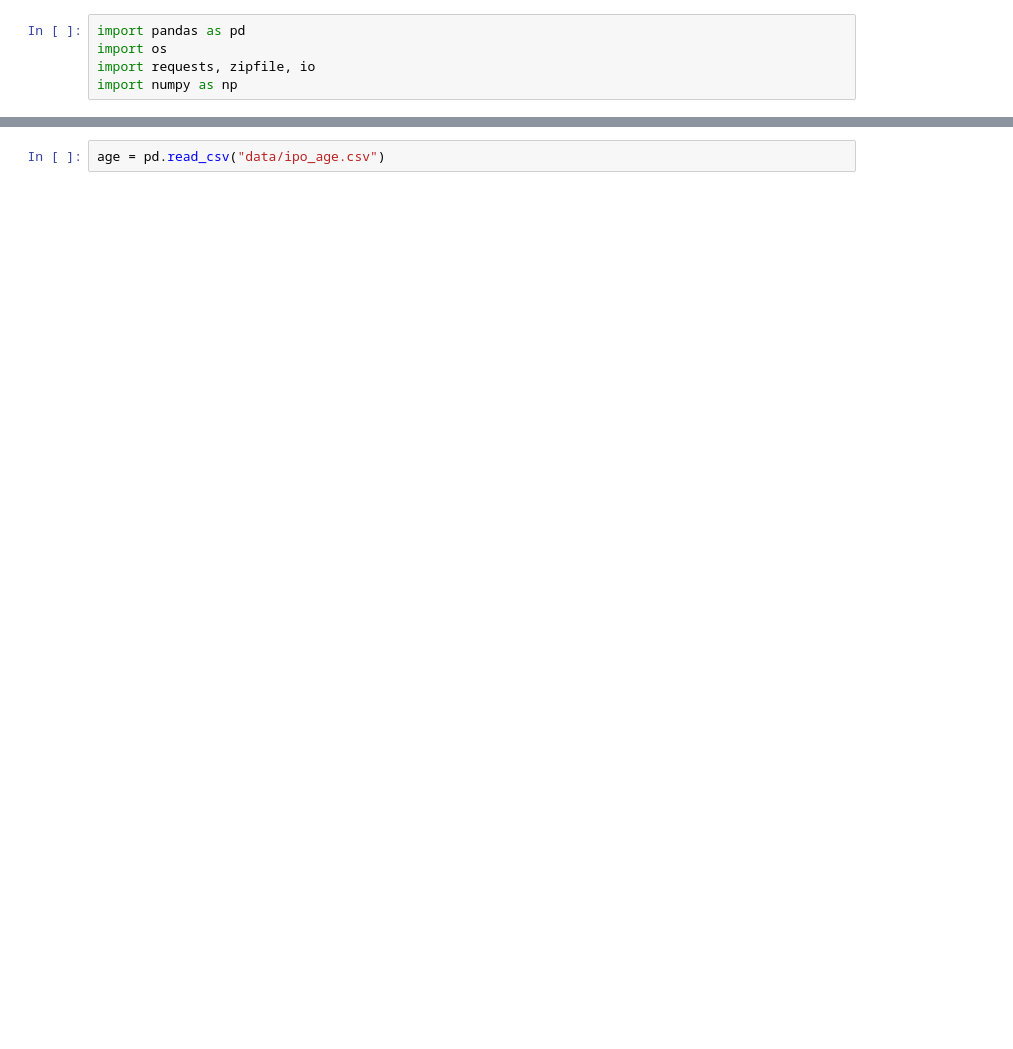
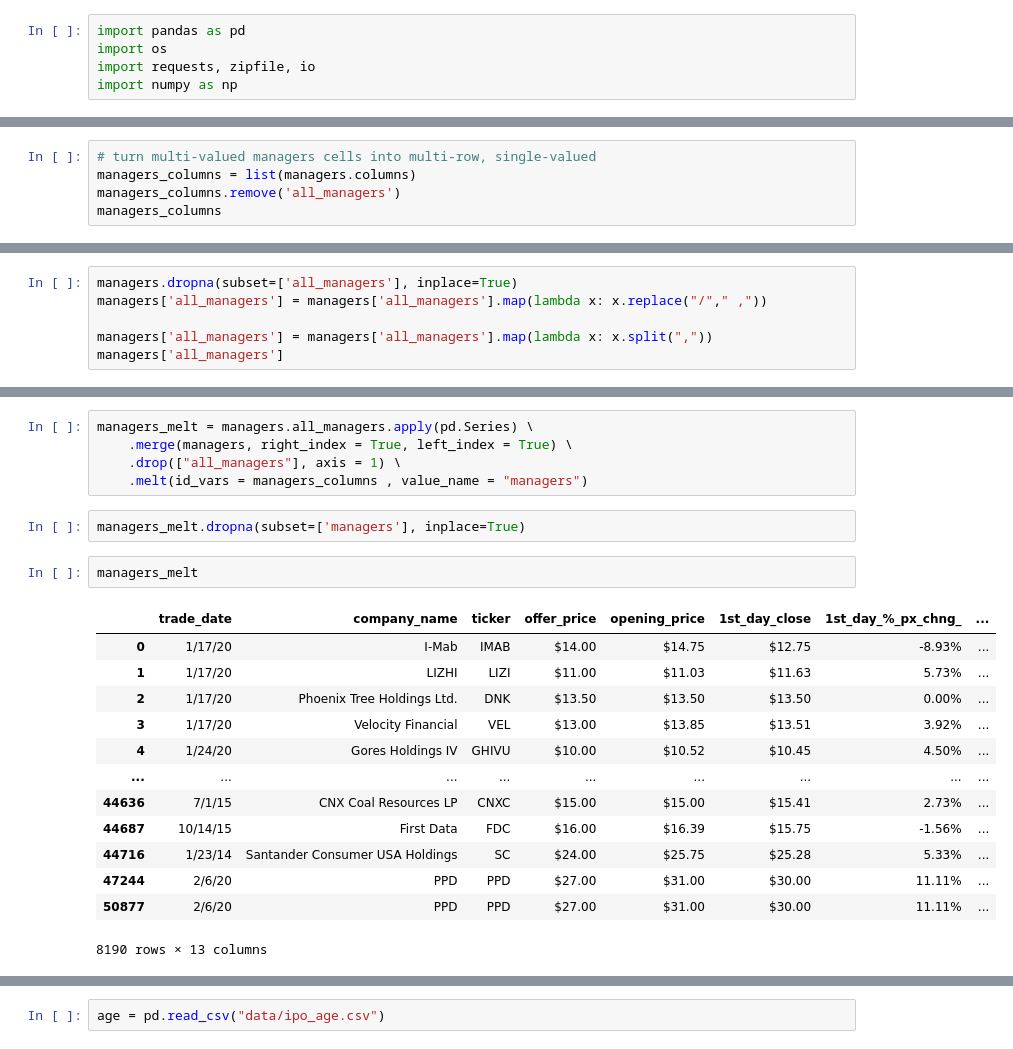
Before and after one commit to lblaka/ipo-success-prediction, a Jupyter notebook: data_collection.ipynb, the cells around one changed output, grey strips where cells are left out. Cells and saved outputs as stored; diff of their text form; blank space fills up the shorter version.

```diff
--- a/data_collection.ipynb
+++ b/data_collection.ipynb
@@ -7,0 +38,5 @@ managers = pd.read_csv("data/ipo_managers.csv")
+# %%
+# turn multi-valued managers cells into multi-row, single-valued
+managers_columns = list(managers.columns)
+managers_columns.remove('all_managers')
+managers_columns
@@ -7,0 +55,6 @@ managers = pd.read_csv("data/ipo_managers.csv")
+# %%
+managers.dropna(subset=['all_managers'], inplace=True)
+managers['all_managers'] = managers['all_managers'].map(lambda x: x.replace("/"," ,"))
+
+managers['all_managers'] = managers['all_managers'].map(lambda x: x.split(","))
+managers['all_managers']
@@ -7,0 +74,23 @@ managers = pd.read_csv("data/ipo_managers.csv")
+# %%
+managers_melt = managers.all_managers.apply(pd.Series) \
+    .merge(managers, right_index = True, left_index = True) \
+    .drop(["all_managers"], axis = 1) \
+    .melt(id_vars = managers_columns , value_name = "managers")
+# %%
+managers_melt.dropna(subset=['managers'], inplace=True)
+# %%
+managers_melt
+# %% [output]
+|  | trade_date | company_name | ticker | offer_price | opening_price | 1st_day_close | 1st_day_%_px_chng_ | ... |
+| 0 | 1/17/20 | I-Mab | IMAB | $14.00 | $14.75 | $12.75 | -8.93% | ... |
+| 1 | 1/17/20 | LIZHI | LIZI | $11.00 | $11.03 | $11.63 | 5.73% | ... |
+| 2 | 1/17/20 | Phoenix Tree Holdings Ltd. | DNK | $13.50 | $13.50 | $13.50 | 0.00% | ... |
+| 3 | 1/17/20 | Velocity Financial | VEL | $13.00 | $13.85 | $13.51 | 3.92% | ... |
+| 4 | 1/24/20 | Gores Holdings IV | GHIVU | $10.00 | $10.52 | $10.45 | 4.50% | ... |
+| ... | ... | ... | ... | ... | ... | ... | ... | ... |
+| 44636 | 7/1/15 | CNX Coal Resources LP | CNXC | $15.00 | $15.00 | $15.41 | 2.73% | ... |
+| 44687 | 10/14/15 | First Data | FDC | $16.00 | $16.39 | $15.75 | -1.56% | ... |
+| 44716 | 1/23/14 | Santander Consumer USA Holdings | SC | $24.00 | $25.75 | $25.28 | 5.33% | ... |
+| 47244 | 2/6/20 | PPD | PPD | $27.00 | $31.00 | $30.00 | 11.11% | ... |
+| 50877 | 2/6/20 | PPD | PPD | $27.00 | $31.00 | $30.00 | 11.11% | ... |
+8190 rows × 13 columns
```
Also changed, not shown: parts of 23 cells of this notebook, 1 other file.
